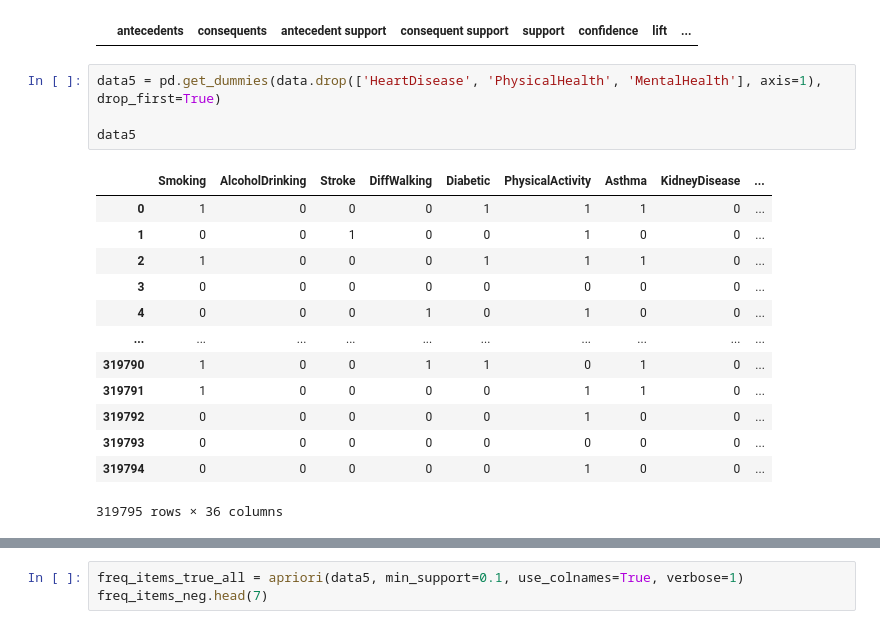
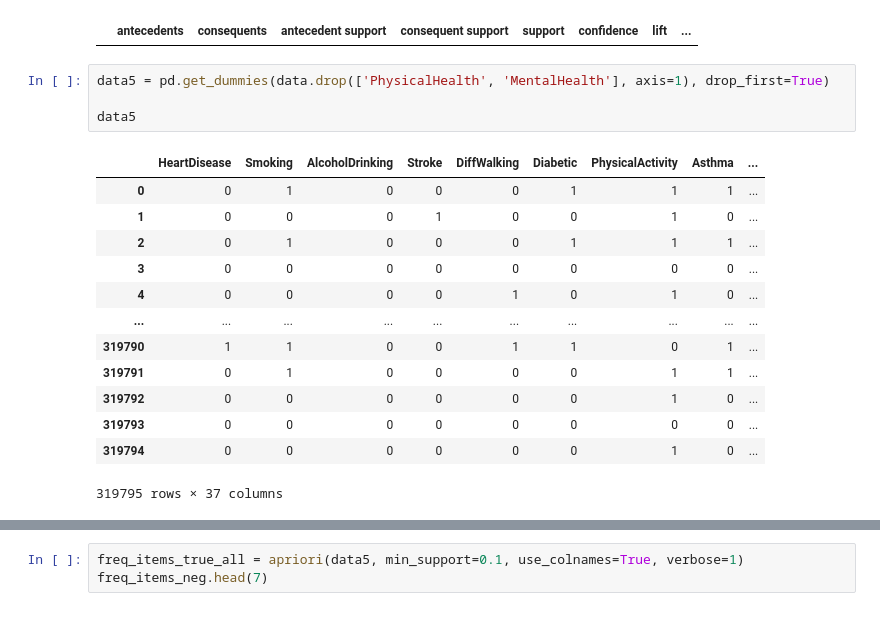
Before and after one commit to FinOCE/CP3403-group, a Jupyter notebook: notebooks/daniel.ipynb, the cells around one changed output, grey strips where cells are left out. Saved outputs shown, nothing was run; the diff lists cells and outputs as text.

```diff
--- a/notebooks/daniel.ipynb
+++ b/notebooks/daniel.ipynb
@@ -197,20 +197,20 @@ rules.head()
 # %% [output]
 |  | antecedents | consequents | antecedent support | consequent support | support | confidence | lift | ... |
 # %%
-data5 = pd.get_dummies(data.drop(['HeartDisease', 'PhysicalHealth', 'MentalHealth'], axis=1), drop_first=True)
+data5 = pd.get_dummies(data.drop(['PhysicalHealth', 'MentalHealth'], axis=1), drop_first=True)
 
 data5
 # %% [output]
-|  | Smoking | AlcoholDrinking | Stroke | DiffWalking | Diabetic | PhysicalActivity | Asthma | KidneyDisease | ... |
-| 0 | 1 | 0 | 0 | 0 | 1 | 1 | 1 | 0 | ... |
-| 1 | 0 | 0 | 1 | 0 | 0 | 1 | 0 | 0 | ... |
-| 2 | 1 | 0 | 0 | 0 | 1 | 1 | 1 | 0 | ... |
+|  | HeartDisease | Smoking | AlcoholDrinking | Stroke | DiffWalking | Diabetic | PhysicalActivity | Asthma | ... |
+| 0 | 0 | 1 | 0 | 0 | 0 | 1 | 1 | 1 | ... |
+| 1 | 0 | 0 | 0 | 1 | 0 | 0 | 1 | 0 | ... |
+| 2 | 0 | 1 | 0 | 0 | 0 | 1 | 1 | 1 | ... |
 | 3 | 0 | 0 | 0 | 0 | 0 | 0 | 0 | 0 | ... |
-| 4 | 0 | 0 | 0 | 1 | 0 | 1 | 0 | 0 | ... |
+| 4 | 0 | 0 | 0 | 0 | 1 | 0 | 1 | 0 | ... |
 | ... | ... | ... | ... | ... | ... | ... | ... | ... | ... |
-| 319790 | 1 | 0 | 0 | 1 | 1 | 0 | 1 | 0 | ... |
-| 319791 | 1 | 0 | 0 | 0 | 0 | 1 | 1 | 0 | ... |
-| 319792 | 0 | 0 | 0 | 0 | 0 | 1 | 0 | 0 | ... |
+| 319790 | 1 | 1 | 0 | 0 | 1 | 1 | 0 | 1 | ... |
+| 319791 | 0 | 1 | 0 | 0 | 0 | 0 | 1 | 1 | ... |
+| 319792 | 0 | 0 | 0 | 0 | 0 | 0 | 1 | 0 | ... |
 | 319793 | 0 | 0 | 0 | 0 | 0 | 0 | 0 | 0 | ... |
-| 319794 | 0 | 0 | 0 | 0 | 0 | 1 | 0 | 0 | ... |
+| 319794 | 0 | 0 | 0 | 0 | 0 | 0 | 1 | 0 | ... |
-319795 rows × 36 columns
+319795 rows × 37 columns
```
Also changed, not shown: parts of 4 cells of this notebook.
